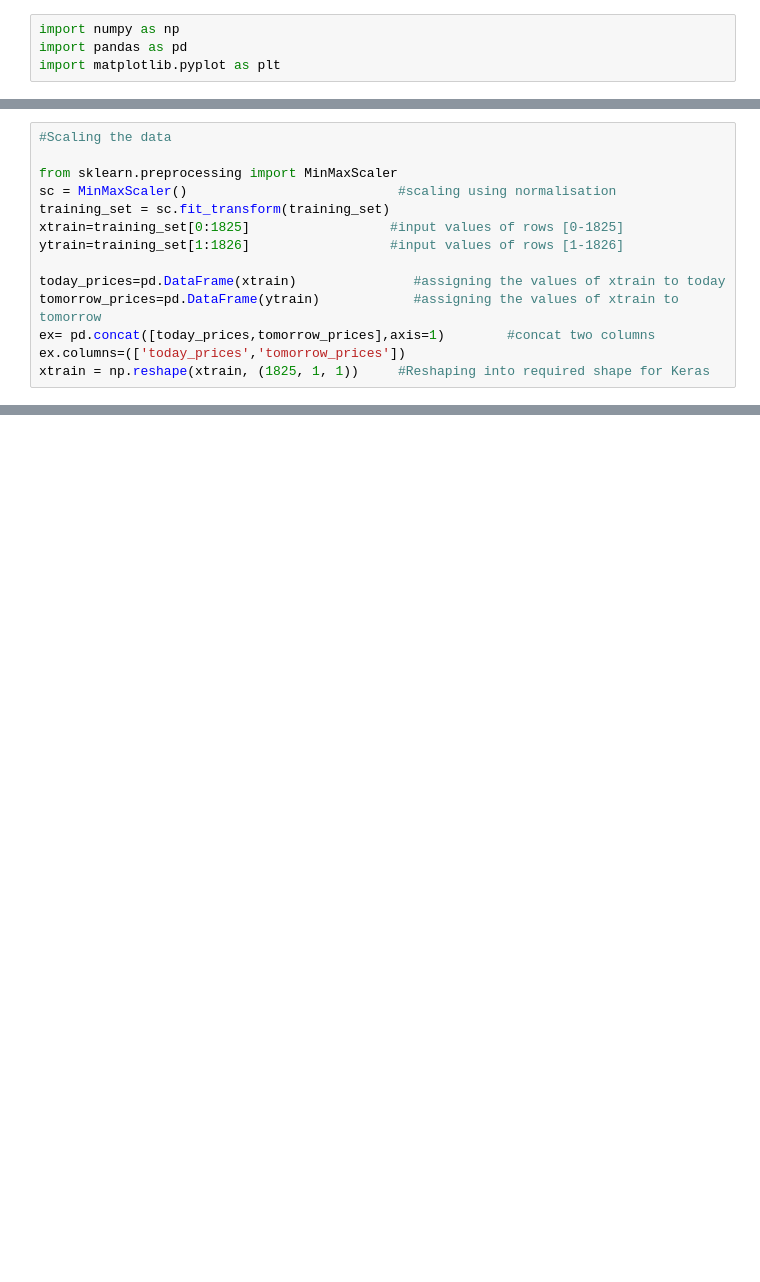
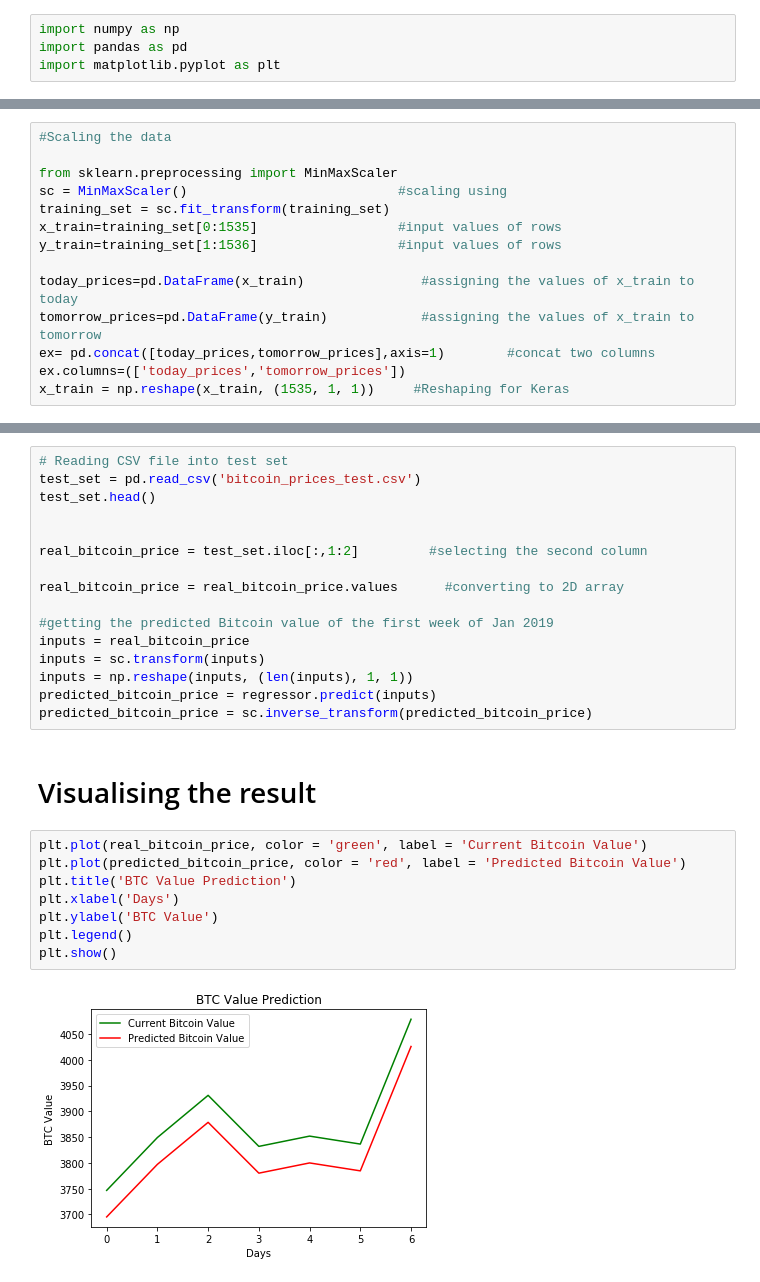
Before and after one commit to deeplearningunb/Nostradamus-Coin, a Jupyter notebook: bitcoin_price_prediction.ipynb, the cells around one changed output, grey strips where cells are left out. Saved outputs shown, nothing was run; the diff lists cells and outputs as text; blank space fills up the shorter version.

Commit message:
Fazendo predict e visualizando os resultados
Co-authored-by: fellipe-araujo <araujo.fellipe@hotmail.com>
Co-authored-by: igorveludo <velvet.guimaraes@gmail.com>

```diff
--- a/bitcoin_price_prediction.ipynb
+++ b/bitcoin_price_prediction.ipynb
@@ -53,13 +55,13 @@ array([[ 375.51001 ],
 #Scaling the data
 
 from sklearn.preprocessing import MinMaxScaler
-sc = MinMaxScaler()                           #scaling using normalisation
+sc = MinMaxScaler()                           #scaling using
 training_set = sc.fit_transform(training_set)
-xtrain=training_set[0:1825]                  #input values of rows [0-1825]
-ytrain=training_set[1:1826]                  #input values of rows [1-1826]
+x_train=training_set[0:1535]                  #input values of rows
+y_train=training_set[1:1536]                  #input values of rows
 
-today_prices=pd.DataFrame(xtrain)               #assigning the values of xtrain to today
-tomorrow_prices=pd.DataFrame(ytrain)            #assigning the values of xtrain to tomorrow
+today_prices=pd.DataFrame(x_train)               #assigning the values of x_train to today
+tomorrow_prices=pd.DataFrame(y_train)            #assigning the values of x_train to tomorrow
 ex= pd.concat([today_prices,tomorrow_prices],axis=1)        #concat two columns
 ex.columns=(['today_prices','tomorrow_prices'])
-xtrain = np.reshape(xtrain, (1825, 1, 1))     #Reshaping into required shape for Keras
+x_train = np.reshape(x_train, (1535, 1, 1))     #Reshaping for Keras
@@ -65,0 +126,28 @@ xtrain = np.reshape(xtrain, (1825, 1, 1))     #Reshaping into required shape for
+# %%
+# Reading CSV file into test set
+test_set = pd.read_csv('bitcoin_prices_test.csv')
+test_set.head()
+
+
+real_bitcoin_price = test_set.iloc[:,1:2]         #selecting the second column
+
+real_bitcoin_price = real_bitcoin_price.values      #converting to 2D array
+
+#getting the predicted Bitcoin value of the first week of Jan 2019
+inputs = real_bitcoin_price
+inputs = sc.transform(inputs)
+inputs = np.reshape(inputs, (len(inputs), 1, 1))
+predicted_bitcoin_price = regressor.predict(inputs)
+predicted_bitcoin_price = sc.inverse_transform(predicted_bitcoin_price)
+# %% [markdown]
+# Visualising the result
+# %%
+plt.plot(real_bitcoin_price, color = 'green', label = 'Current Bitcoin Value')
+plt.plot(predicted_bitcoin_price, color = 'red', label = 'Predicted Bitcoin Value')
+plt.title('BTC Value Prediction')
+plt.xlabel('Days')
+plt.ylabel('BTC Value')
+plt.legend()
+plt.show()
+# %% [output]
+[figure, added]
```
Also changed, not shown: parts of 10 cells of this notebook, 2 other files.
